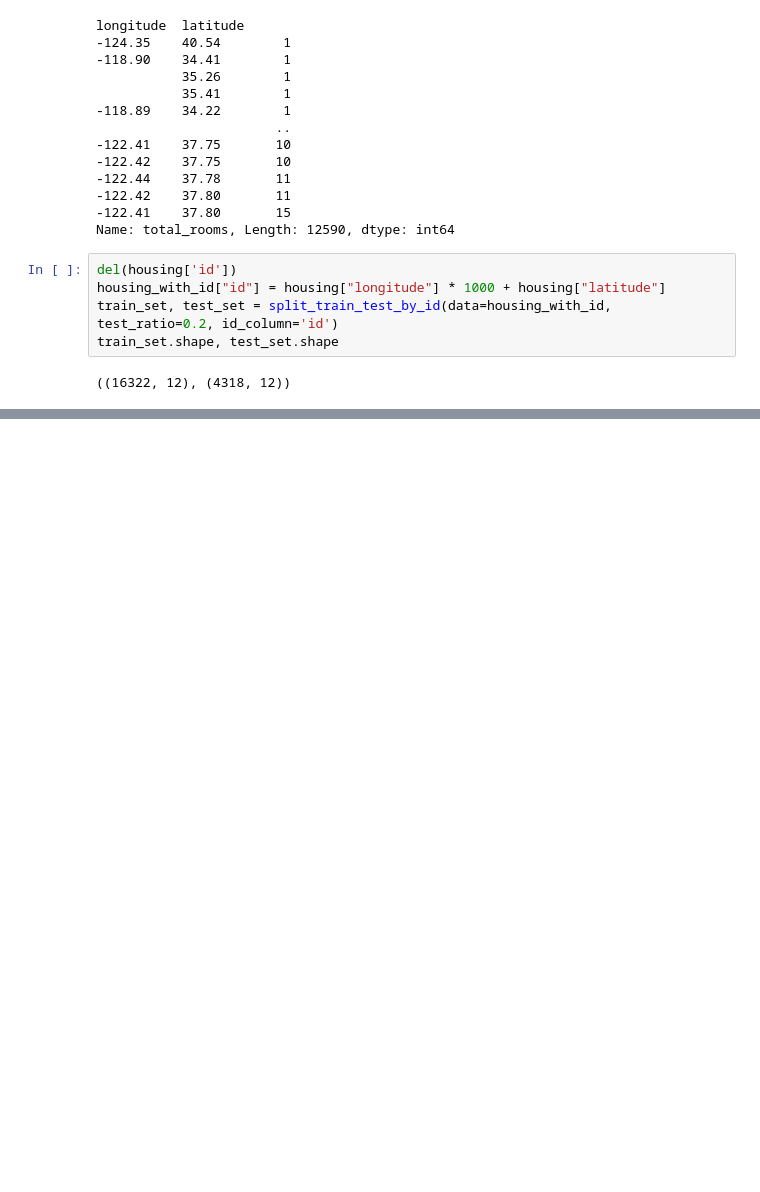
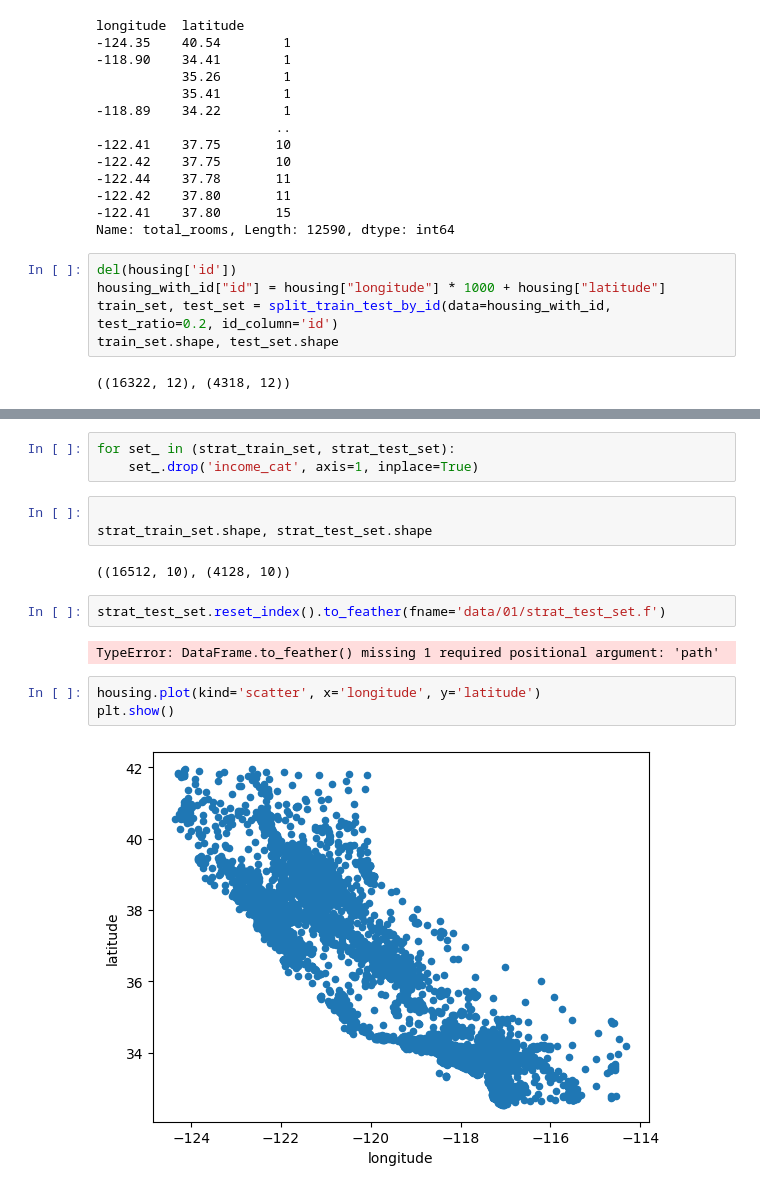
Before and after one commit to Aish0104/ML-LAB, a Jupyter notebook: lab.ipynb, the cells around one changed output, grey strips where cells are left out. Cells and saved outputs as stored; diff of their text form; blank space fills up the shorter version.

```diff
--- a/lab.ipynb
+++ b/lab.ipynb
@@ -258,0 +281,17 @@ train_set.shape, test_set.shape
+# %%
+for set_ in (strat_train_set, strat_test_set):
+    set_.drop('income_cat', axis=1, inplace=True)
+# %%
+
+strat_train_set.shape, strat_test_set.shape
+# %% [output]
+((16512, 10), (4128, 10))
+# %%
+strat_test_set.reset_index().to_feather(fname='data/01/strat_test_set.f')
+# %% [output]
+TypeError: DataFrame.to_feather() missing 1 required positional argument: 'path'
+# %%
+housing.plot(kind='scatter', x='longitude', y='latitude')
+plt.show()
+# %% [output]
+[figure, added]
```
Also changed, not shown: parts of 9 cells of this notebook.
